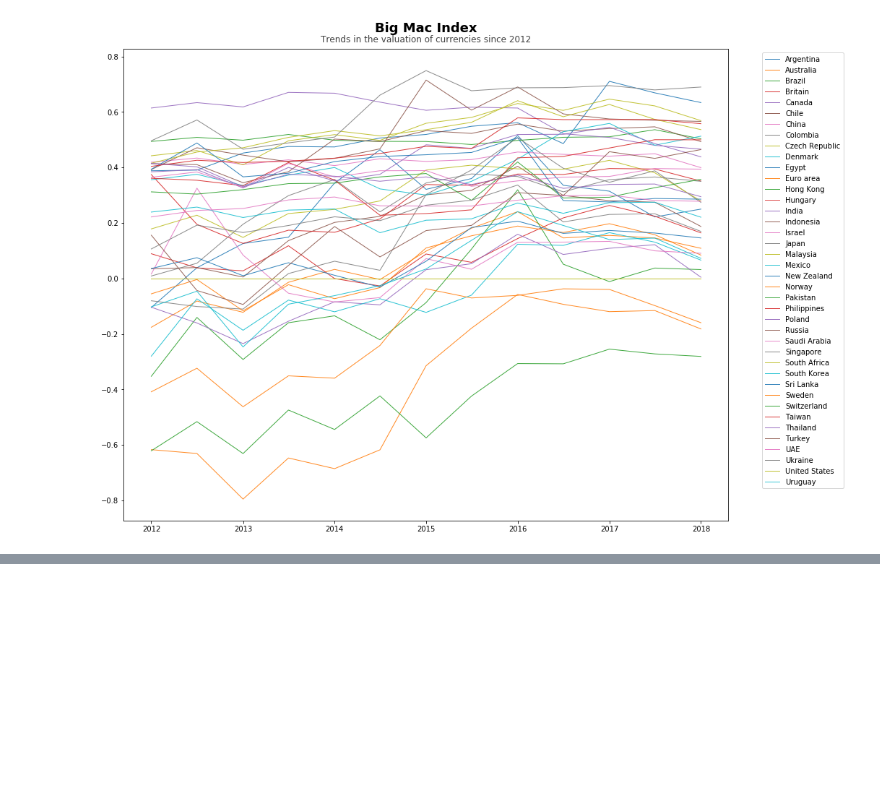
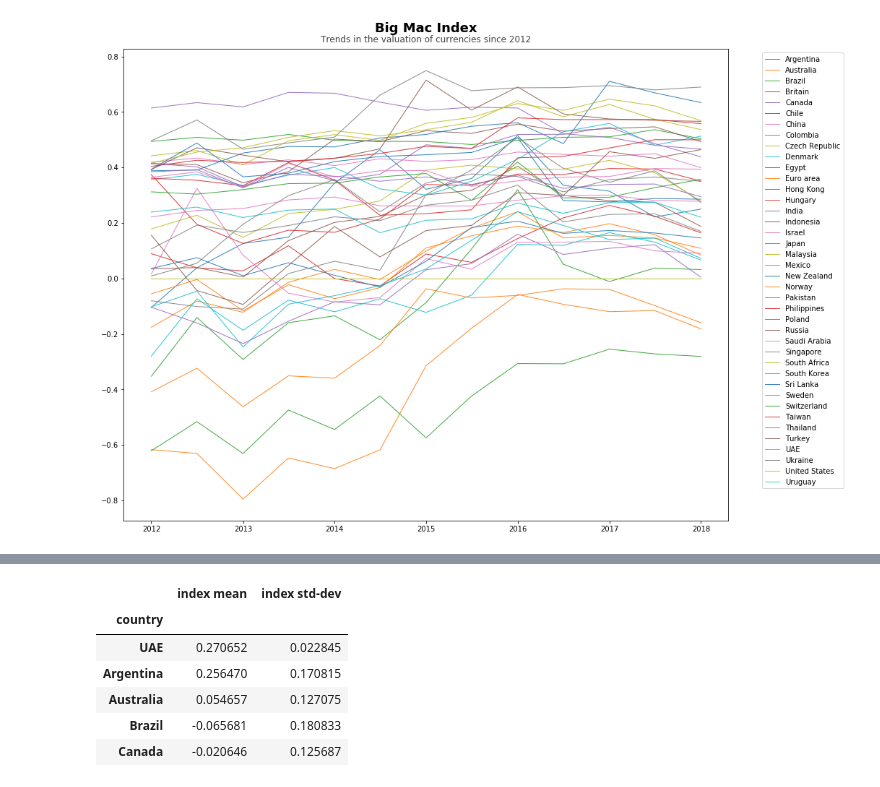
Before and after one commit to samsura89/python_c, a Jupyter notebook: python_class_book2.ipynb, the cells around one changed output, grey strips where cells are left out. Cells and saved outputs as stored; diff of their text form; code cells hidden in the pictures; blank space fills up the shorter version.

```diff
--- a/python_class_book2.ipynb
+++ b/python_class_book2.ipynb
@@ -136,0 +140,14 @@ plt.show()
+# %%
+big_mac_stats = pd.DataFrame([[country, big_mac_df.loc[country]['valuation'].mean(), big_mac_df.loc[country]['valuation'].std()]
+                 for country in big_mac_df.index.unique(level='name')])
+big_mac_stats.columns = ['country', 'index mean', "index std-dev"]
+big_mac_stats.set_index('country', inplace=True)
+big_mac_stats.head()
+# %% [output]
+|  | index mean | index std-dev |
+| country |  |  |
+| UAE | 0.270652 | 0.022845 |
+| Argentina | 0.256470 | 0.170815 |
+| Australia | 0.054657 | 0.127075 |
+| Brazil | -0.065681 | 0.180833 |
+| Canada | -0.020646 | 0.125687 |
```
Also changed, not shown: parts of 11 cells of this notebook.
